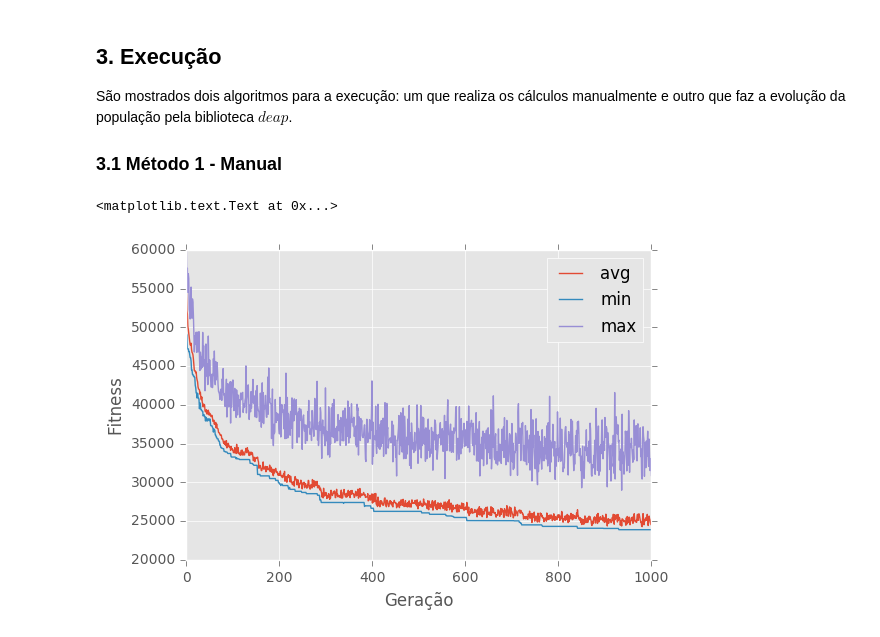
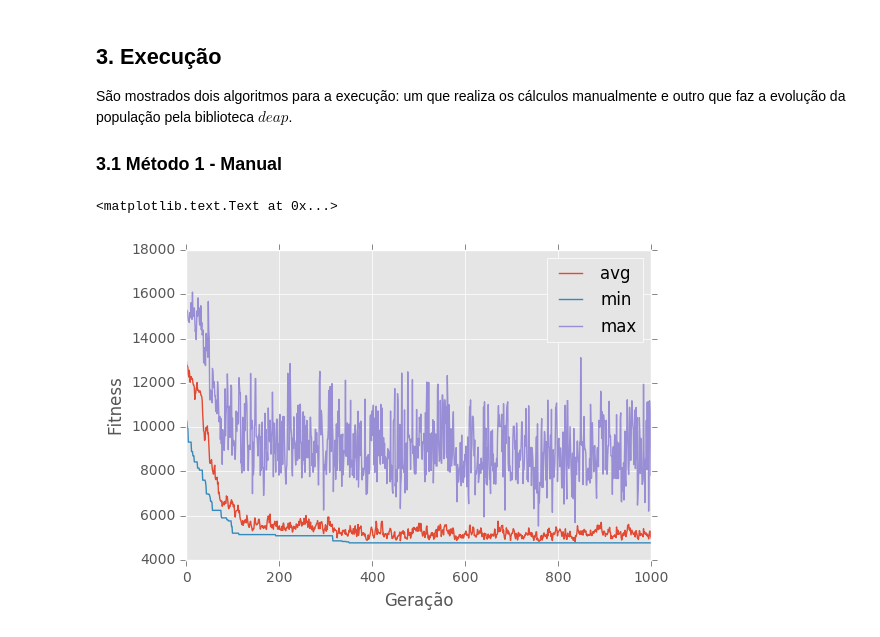
Before and after one commit to IFCE-Ciencia-da-Computacao-2011-2/UDM.279-Inteligencia-Artificial, a Jupyter notebook: Algoritmo Genético - Problema Caxeiro viajante.ipynb, the cells around one changed output. Drawn from its saved outputs; the diff is of its cells as text; code cells hidden in the pictures.

```diff
--- a/Algoritmo Genético - Problema Caxeiro viajante.ipynb
+++ b/Algoritmo Genético - Problema Caxeiro viajante.ipynb
@@ -38,3 +25,19 @@ PROBABILIDADE_CRUZAMENTO = 0.5
+# %%
+TOTAL_CIDADES = 100
+
+TAMANHO_POPULACAO = 50
+NUMERO_GERACOES = 1000
+
+PERCENTUAL_MUTACAO = 0.1
+PERCENTUAL_CRUZAMENTO = 0.8
+PERCENTUAL_ELITISMO = 0.1
+
+# Veja (2.5 Seleção) para mais detalhes
+MINIMIZACAO = False
+
+# deap_easimple
+PROBABILIDADE_CRUZAMENTO = 0.5
+PROBABILIDADE_MUTACAO = 0.2
 # %% [markdown]
 ### 2.2 Mapa
 
@@ -326,27 +356,31 @@ def main():
     historico = gerar_historico(populacao)
 
     for geracao in range(NUMERO_GERACOES):
-        descendentes = selecionar_individuos_da_proxima_geracao(populacao)
+        populacao = clonar(populacao)
 
-        aplicar_cruzamento(descendentes)
-        aplicar_mutacao(descendentes)
+        populacao_elitismo = selecionar_individuos_elitismo(populacao, PERCENTUAL_ELITISMO)
+        populacao_cruzamento = aplicar_cruzamento(populacao, PERCENTUAL_CRUZAMENTO)
+        populacao_mutacao = aplicar_mutacao(populacao, PERCENTUAL_MUTACAO)
 
-        # Avaliar os indivíduos que não foram avaliados (invalid fitness)
-        # (sofreram mutação ou filhos de cruzamento)
-        individuos_nao_avaliados = [individuo for individuo in descendentes if not individuo.fitness.valid]
-        calcular_fitness(individuos_nao_avaliados, toolbox.evaluate)
+        calcular_fitness(populacao_cruzamento, toolbox.evaluate)
+        calcular_fitness(populacao_mutacao, toolbox.evaluate)
 
-        # Substituir elementos da população pelos descentendes
-        populacao[:] = descendentes
+        populacao[:] = populacao_elitismo + populacao_cruzamento + populacao_mutacao
         historico = gerar_historico(populacao, historico)
 
     return populacao, historico
+
+def clonar(populacao):
+    """
+    Clone uma população para evitar efeitos colaterais indesejados
+    """
+    return list(map(toolbox.clone, populacao))
 
 def gerar_historico(populacao, dataframe=None):
     if dataframe is None:
         dataframe = pd.DataFrame(columns=['avg', 'min', 'max'])
 
-    valores = pd.Series(map(lambda individuo: individuo.fitness.values[0], populacao))
+    valores = pd.Series(map(lambda individuo: individuo.fitness_real(), populacao))
 
     data = {
         'min': valores.min(),
@@ -355,48 +389,60 @@ def gerar_historico(populacao, dataframe=None):
     }
 
     return dataframe.append(data, ignore_index=True)
 
-def selecionar_individuos_da_proxima_geracao(populacao):
-    # Selecionar os indivíduos da próxima geração
-    descendentes = toolbox.select(populacao, len(populacao))
-    # Clonar os indivíduos selecionados
-    return list(map(toolbox.clone, descendentes))
+def selecionar_individuos_elitismo(populacao, percentual):
+    total_elitismo = int(len(populacao) * percentual)
+    criaturas = sorted(populacao, key=lambda individuo: individuo.fitness.values[0], reverse=not MINIMIZACAO)
 
-def aplicar_cruzamento(populacao):
+    return clonar(criaturas[0:total_elitismo])
+
+def aplicar_cruzamento(populacao, percentual):
+    populacao = selecionar_individuos_cruzamento(populacao, percentual)
+    populacao = clonar(populacao)
     pares = populacao[::2]
     impares = populacao[1::2]
 
     for filho1, filho2 in zip(pares, impares):
-        if random.random() < PROBABILIDADE_CRUZAMENTO:
-            toolbox.mate(filho1, filho2)
-            del filho1.fitness.values
-            del filho2.fitness.values
+        toolbox.mate(filho1, filho2)
+        del filho1.fitness.values
+        del filho2.fitness.values
 
-def aplicar_mutacao(populacao):
+    return populacao
+
+def selecionar_individuos_cruzamento(populacao, percentual):
+    total_cruzamento = int(len(populacao) * percentual)
+    return toolbox.select(populacao, total_cruzamento)
+
+def aplicar_mutacao(populacao, percentual):
+    total_mutacao = int(len(populacao) * percentual)
+    populacao = toolbox.select(populacao, total_mutacao)
+    populacao = clonar(populacao)
+
     for mutant in populacao:
-        if random.random() < PROBABILIDADE_MUTACAO:
-            toolbox.mutate(mutant)
-            del mutant.fitness.values
+        toolbox.mutate(mutant)
+        del mutant.fitness.values
+
+    return populacao
 
 def calcular_fitness(populacao, funcao_avaliacao):
     """
     Aplica função de fitness para cada indivíduo
     de uma população
     """
     resultados_fitness = map(funcao_avaliacao, populacao)
     for individuo, fitness in zip(populacao, resultados_fitness):
         individuo.fitness.values = fitness
 
 populacao_resultado, historico = main()
 
 
 ax = historico.plot()
 
 ax.set_xlabel("Geração")
 ax.set_ylabel("Fitness")
 # %% [output]
 <matplotlib.text.Text at 0x...>
-[figure, old version]
+[figure, new version]
 # %%
 import numpy as np
 
```
Also changed, not shown: parts of 23 cells of this notebook.
